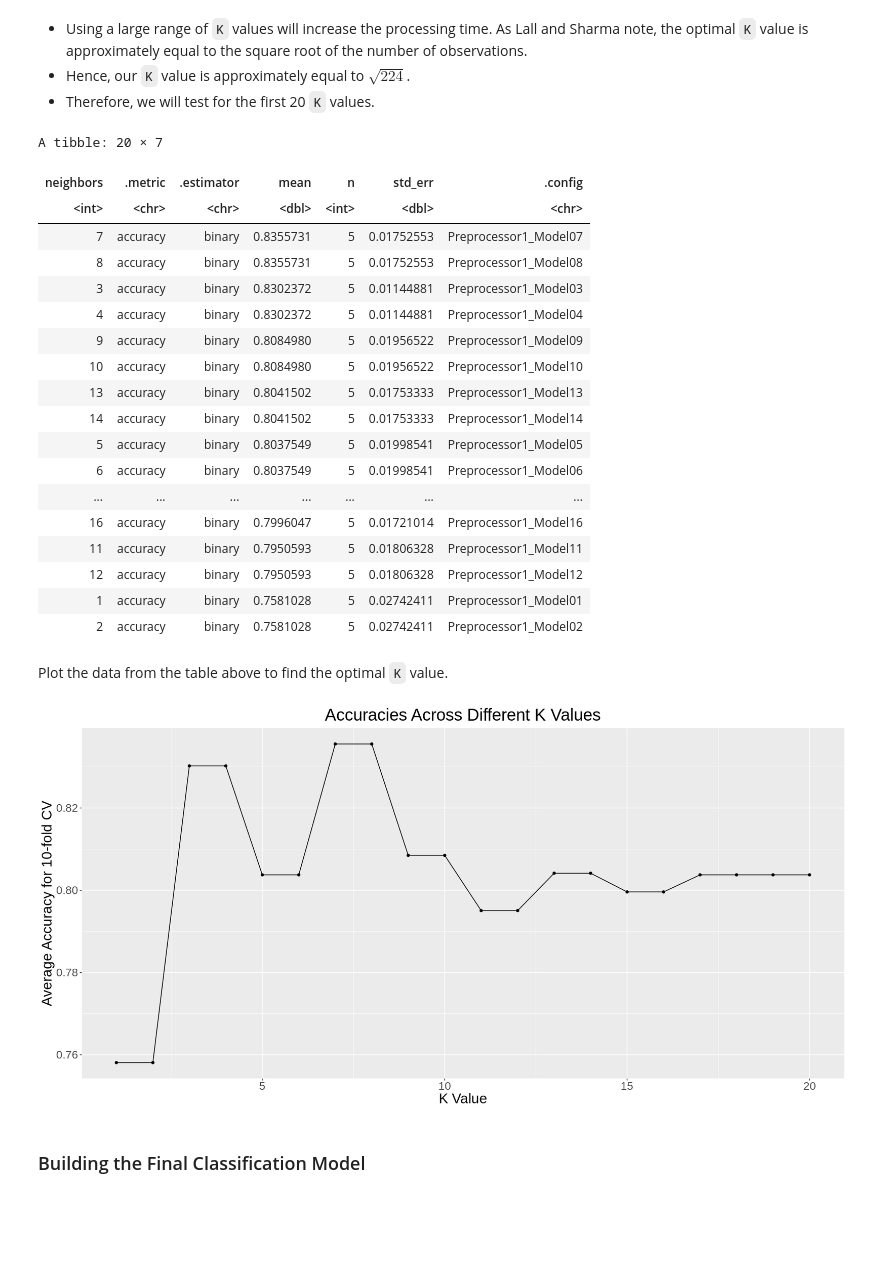
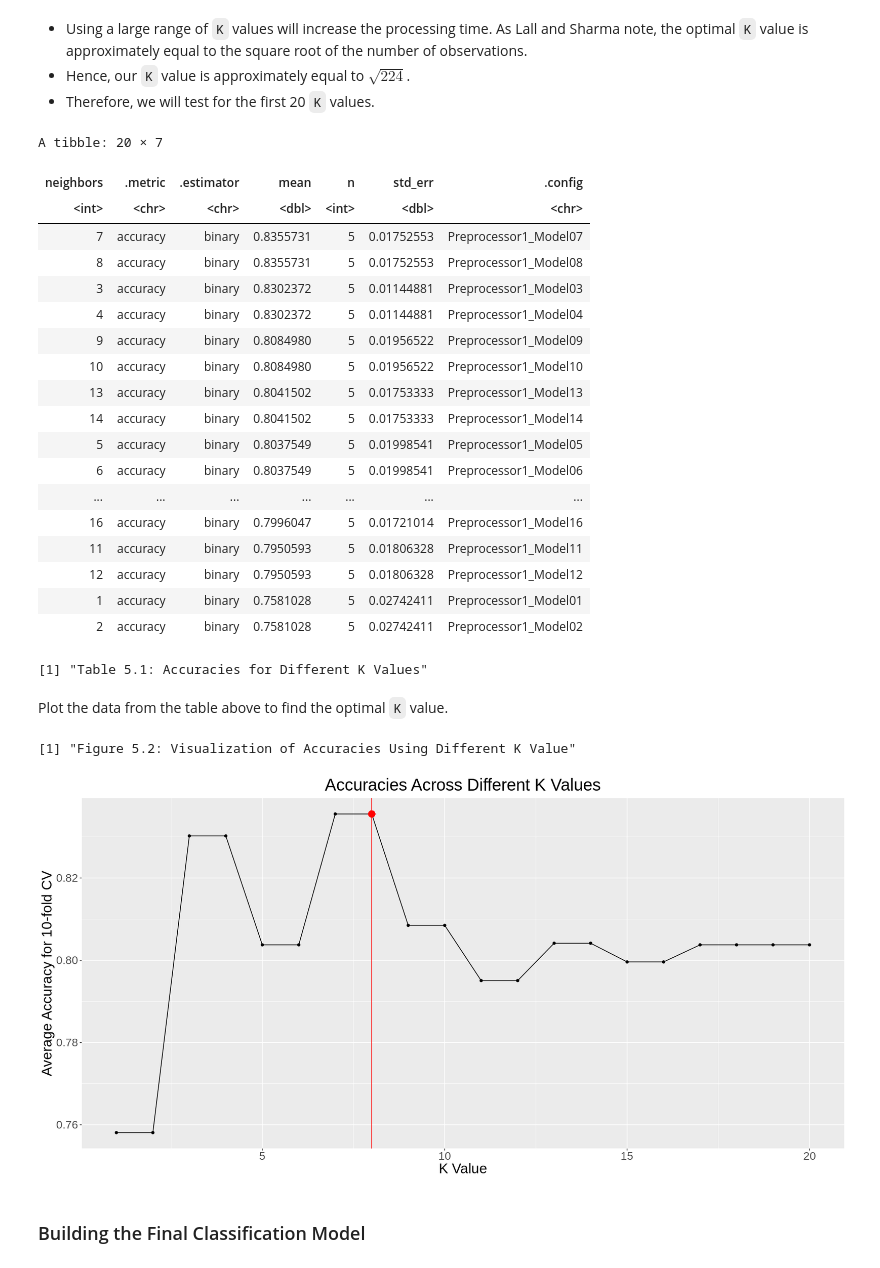
Before and after one commit to pinklily1202/Group-30, a Jupyter notebook: group30.ipynb, the cells around one changed output. Drawn from its saved outputs; the diff is of its cells as text; code cells hidden in the pictures; blank space fills up the shorter version.

```diff
--- a/group30.ipynb
+++ b/group30.ipynb
@@ -375,6 +408,8 @@ heart_results <- workflow() |>
     filter(.metric == "accuracy")
 heart_results |>
     arrange(desc(mean))
+
+print("Table 5.1: Accuracies for Different K Values")
 # %% [output]
 A tibble: 20 × 7
 | neighbors | .metric | .estimator | mean | n | std_err | .config |
@@ -395,24 +430,30 @@ A tibble: 20 × 7
 | 12 | accuracy | binary | 0.7950593 | 5 | 0.01806328 | Preprocessor1_Model12 |
 | 1 | accuracy | binary | 0.7581028 | 5 | 0.02742411 | Preprocessor1_Model01 |
 | 2 | accuracy | binary | 0.7581028 | 5 | 0.02742411 | Preprocessor1_Model02 |
+[1] "Table 5.1: Accuracies for Different K Values"
 # %% [markdown]
 Plot the data from the table above to find the optimal `K` value.
 # %%
 options(repr.plot.width = 16, repr.plot.height = 8)
 
 
 k_accuracies_plot <- heart_results |>
     ggplot(aes(x = neighbors, y = mean)) +
     geom_point() +
     geom_line() +
+    geom_vline(xintercept = 8, colour = "red") +
+    geom_point(aes(x = 8, y = 0.8355731), size = 4, colour = "red") +
     labs(x = "K Value", y = "Average Accuracy for 10-fold CV") +
     ggtitle("Accuracies Across Different K Values") +
     theme(text = element_text(size = 20)) +
     theme(plot.title = element_text(hjust = 0.5))
 
 k_accuracies_plot
+
+print("Figure 5.2: Visualization of Accuracies Using Different K Value")
 # %% [output]
+[1] "Figure 5.2: Visualization of Accuracies Using Different K Value"
-[figure, old version]
+[figure, new version]
 # %% [markdown]
 ### Building the Final Classification Model
 # %% [markdown]
```
Also changed, not shown: parts of 22 cells of this notebook.
